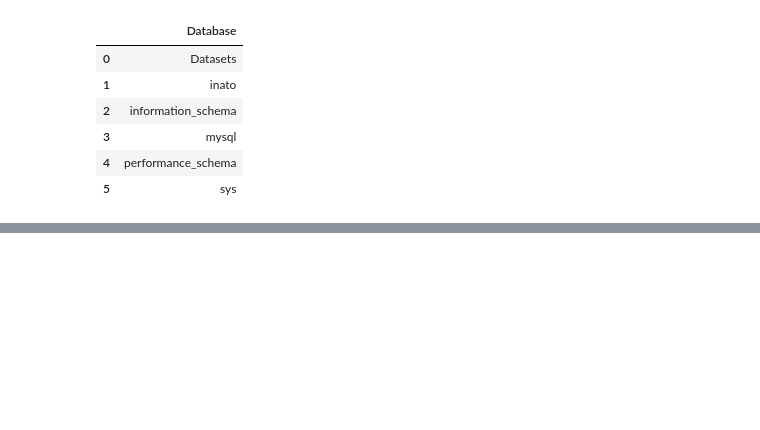
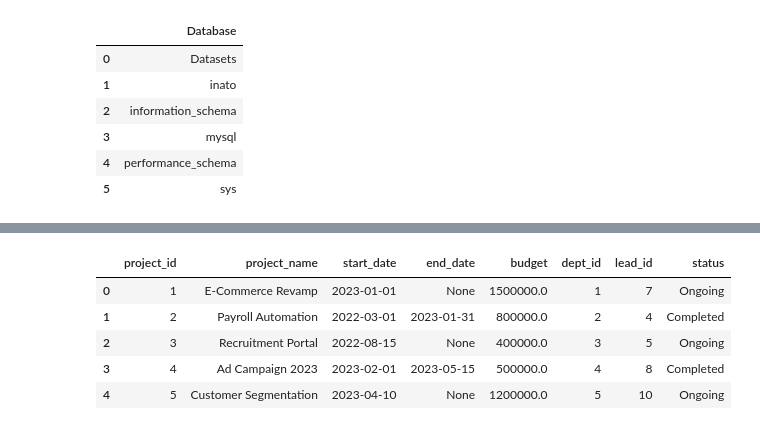
Before and after one commit to Sahil-x-boop/Data_Engineer, a Jupyter notebook: SQL/Day1/begins.ipynb, the cells around one changed output, grey strips where cells are left out. Drawn from its saved outputs; the diff is of its cells as text; code cells hidden in the pictures; blank space fills up the shorter version.

```diff
--- a/SQL/Day1/begins.ipynb
+++ b/SQL/Day1/begins.ipynb
@@ -35,0 +167,9 @@ run_query("SHOW DATABASES")
+# %%
+run_query("SELECT * FROM projects")
+# %% [output]
+|  | project_id | project_name | start_date | end_date | budget | dept_id | lead_id | status |
+| 0 | 1 | E-Commerce Revamp | 2023-01-01 | None | 1500000.0 | 1 | 7 | Ongoing |
+| 1 | 2 | Payroll Automation | 2022-03-01 | 2023-01-31 | 800000.0 | 2 | 4 | Completed |
+| 2 | 3 | Recruitment Portal | 2022-08-15 | None | 400000.0 | 3 | 5 | Ongoing |
+| 3 | 4 | Ad Campaign 2023 | 2023-02-01 | 2023-05-15 | 500000.0 | 4 | 8 | Completed |
+| 4 | 5 | Customer Segmentation | 2023-04-10 | None | 1200000.0 | 5 | 10 | Ongoing |
```
Also changed, not shown: parts of 32 cells of this notebook.
